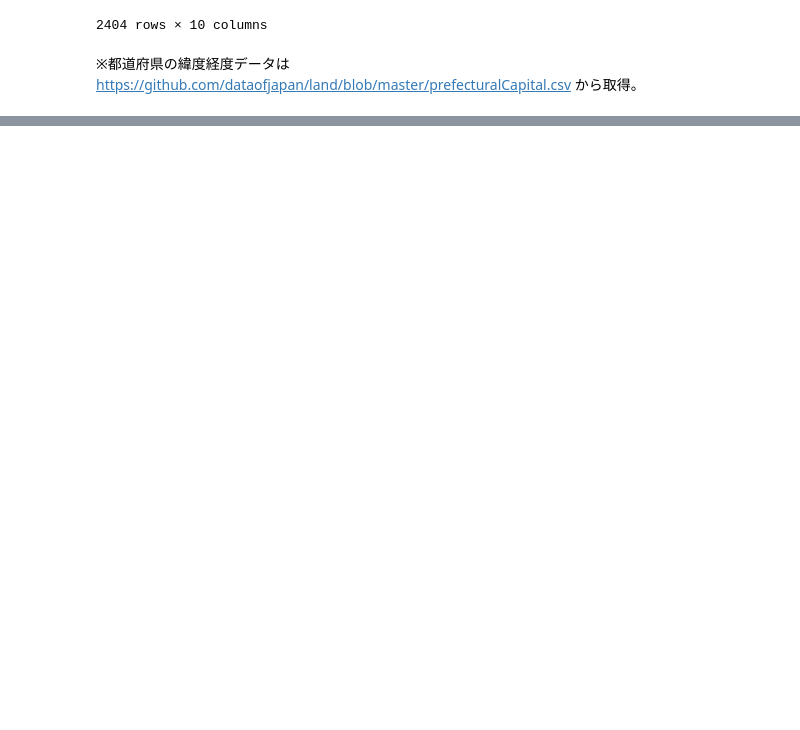
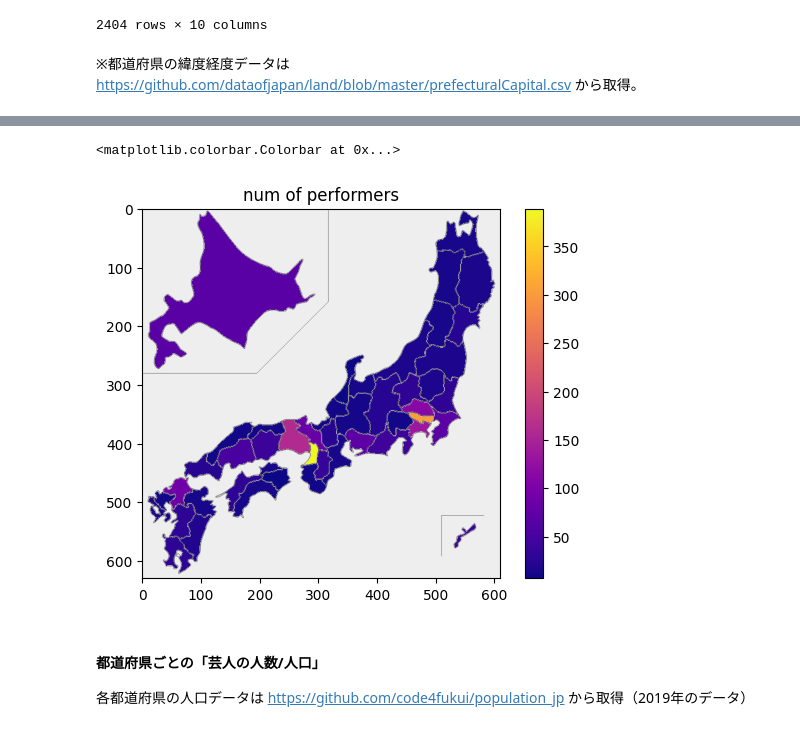
Before and after one commit to umenerineri/infovis-notebooks, a Jupyter notebook: final_project/project_additional.ipynb, the cells around one changed output, grey strips where cells are left out. Saved outputs shown, nothing was run; the diff lists cells and outputs as text; code cells hidden in the pictures; blank space fills up the shorter version.

Commit message:
visualization done

```diff
--- a/final_project/project_additional.ipynb
+++ b/final_project/project_additional.ipynb
@@ -561,0 +560,3 @@ fig.show()
+# %%
+performer_num = pd.DataFrame(performer_data_df_noDup["birthplace"].value_counts()).reset_index().merge(df_latlon, left_on="birthplace", right_on="nam_ja")
+performer_num
@@ -561,0 +633,15 @@ fig.show()
+# %%
+# heatmap
+df = performer_num.sort_values("pref_code").set_index("pref_code")
+cmap = plt.get_cmap("plasma")
+norm = plt.Normalize(vmin=df["count"].min(), vmax=df["count"].max())
+fcol = lambda x: "#" + bytes(cmap(norm(x), bytes=True)[:3]).hex()
+pic = picture(df["count"].apply(fcol))
+plt.title("num of performers")
+plt.colorbar(plt.imshow(pic, cmap, norm))
+# %% [output]
+<matplotlib.colorbar.Colorbar at 0x...>
+[figure, added]
+# %% [markdown]
+#### 都道府県ごとの「芸人の人数/人口」
+各都道府県の人口データは https://github.com/code4fukui/population_jp から取得（2019年のデータ）
```
Also changed, not shown: parts of 40 cells of this notebook.
